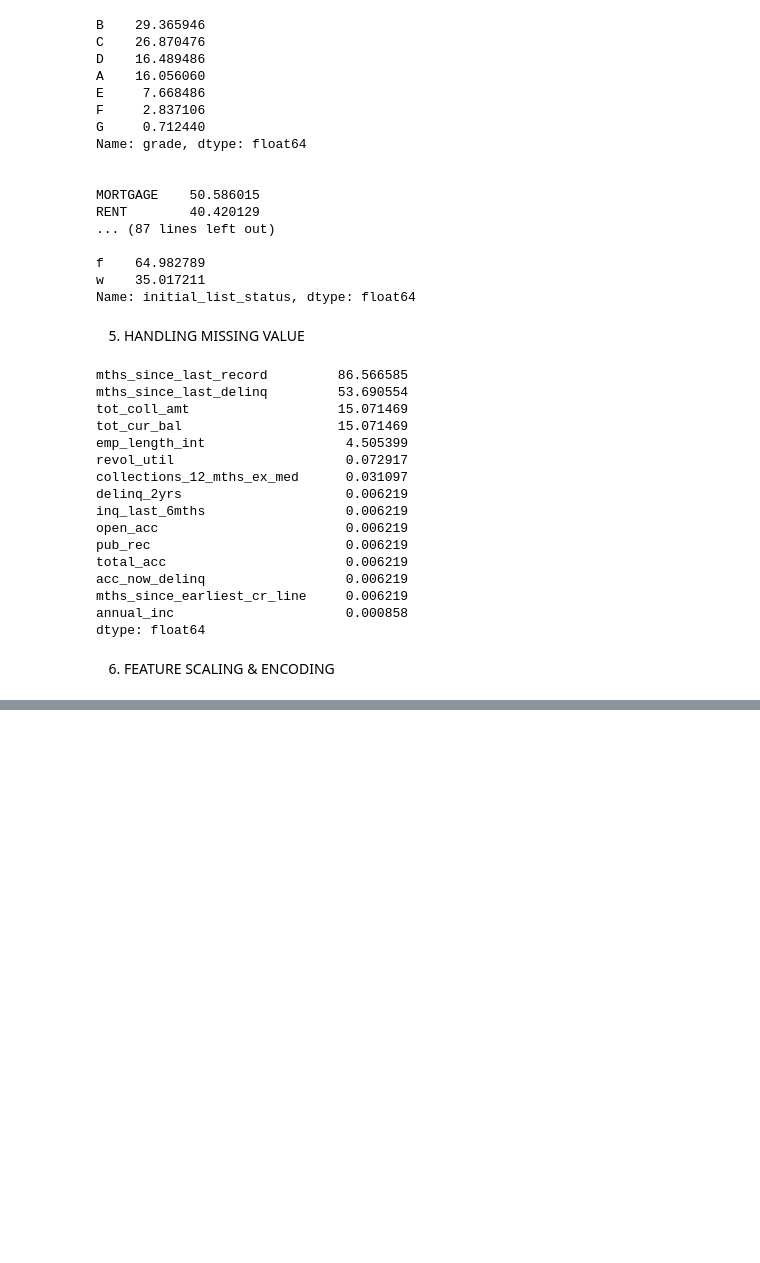
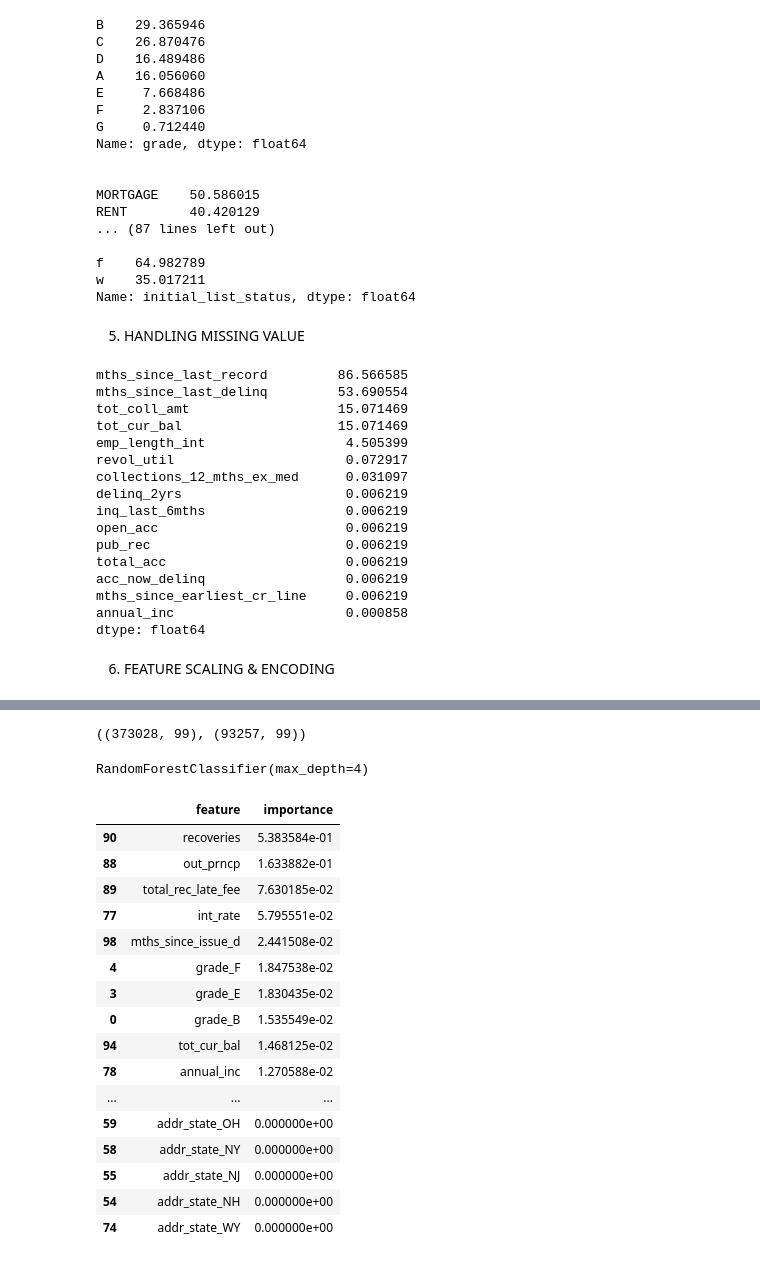
Before and after one commit to mikeglenlorenzogithub/GitDataScientist, a Jupyter notebook: project.ipynb, the cells around one changed output, grey strips where cells are left out. Cells and saved outputs as stored; diff of their text form; code cells hidden in the pictures; blank space fills up the shorter version.

```diff
--- a/project.ipynb
+++ b/project.ipynb
@@ -440,0 +450,4 @@ data_model = pd.concat([onehot, std, data[['bad_flag']]], axis=1)
+# %%
+X_train.shape, X_test.shape
+# %% [output]
+((373028, 99), (93257, 99))
@@ -440,0 +456,32 @@ data_model = pd.concat([onehot, std, data[['bad_flag']]], axis=1)
+# %%
+rfc = RandomForestClassifier(max_depth=4)
+rfc.fit(X_train, y_train)
+# %% [output]
+RandomForestClassifier(max_depth=4)
+# %%
+arr_feature_importances = rfc.feature_importances_
+arr_feature_names = X_train.columns.values
+
+df_feature_importance = pd.DataFrame(index=range(len(arr_feature_importances)), columns=['feature', 'importance'])
+df_feature_importance['feature'] = arr_feature_names
+df_feature_importance['importance'] = arr_feature_importances
+df_all_features = df_feature_importance.sort_values(by='importance', ascending=False)
+df_all_features
+# %% [output]
+|  | feature | importance |
+| 90 | recoveries | 5.383584e-01 |
+| 88 | out_prncp | 1.633882e-01 |
+| 89 | total_rec_late_fee | 7.630185e-02 |
+| 77 | int_rate | 5.795551e-02 |
+| 98 | mths_since_issue_d | 2.441508e-02 |
+| 4 | grade_F | 1.847538e-02 |
+| 3 | grade_E | 1.830435e-02 |
+| 0 | grade_B | 1.535549e-02 |
+| 94 | tot_cur_bal | 1.468125e-02 |
+| 78 | annual_inc | 1.270588e-02 |
+| ... | ... | ... |
+| 59 | addr_state_OH | 0.000000e+00 |
+| 58 | addr_state_NY | 0.000000e+00 |
+| 55 | addr_state_NJ | 0.000000e+00 |
+| 54 | addr_state_NH | 0.000000e+00 |
+| 74 | addr_state_WY | 0.000000e+00 |
```
Also changed, not shown: parts of 10 cells of this notebook.
